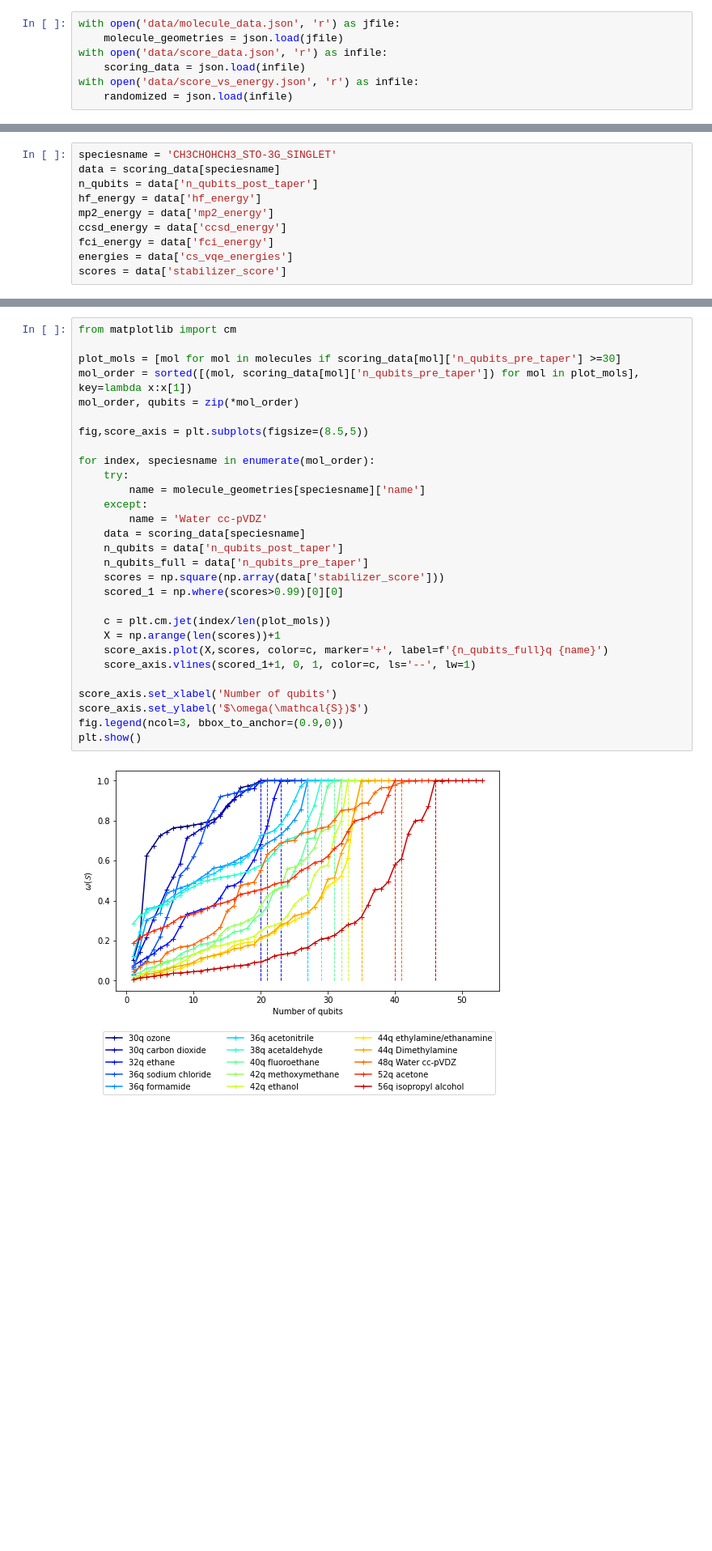
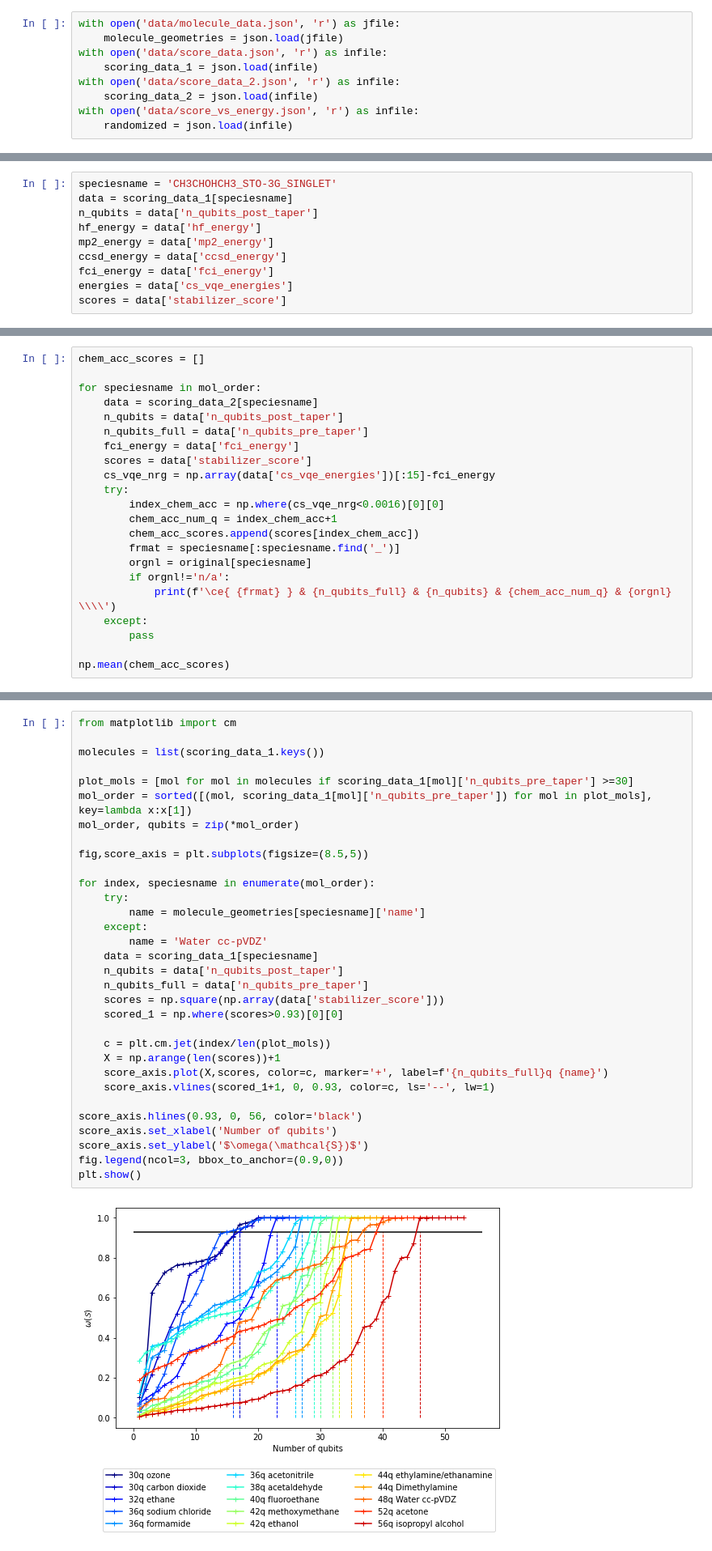
Before and after one commit to UCL-CCS/symmer, a Jupyter notebook: notebooks/plot_stabilizer_results.ipynb, the cells around one changed output, grey strips where cells are left out. Shown at 81% size. Saved outputs shown, nothing was run; the diff lists cells and outputs as text; blank space fills up the shorter version.

```diff
--- a/notebooks/plot_stabilizer_results.ipynb
+++ b/notebooks/plot_stabilizer_results.ipynb
@@ -6,7 +6,9 @@ from matplotlib import pyplot as plt
 with open('data/molecule_data.json', 'r') as jfile:
     molecule_geometries = json.load(jfile)
 with open('data/score_data.json', 'r') as infile:
-    scoring_data = json.load(infile)
+    scoring_data_1 = json.load(infile)
+with open('data/score_data_2.json', 'r') as infile:
+    scoring_data_2 = json.load(infile)
 with open('data/score_vs_energy.json', 'r') as infile:
     randomized = json.load(infile)
 # %%
@@ -16,7 +18,7 @@ print(molecules)
 ['HCN_STO-3G_SINGLET', 'HCl_STO-3G_SINGLET', 'F2_STO-3G_SINGLET', 'N2_STO-3G_SINGLET', 'SiH4_STO-3G_SINGLET', 'H2S_STO-3G_SINGLET', 'CH4_STO-3G_SINGLET', 'HOOH_STO-3G_SINGLET', 'H2O_STO-3G_SINGLET', ' ...
 # %%
 speciesname = 'CH3CHOHCH3_STO-3G_SINGLET'
-data = scoring_data[speciesname]
+data = scoring_data_1[speciesname]
 n_qubits = data['n_qubits_post_taper']
 hf_energy = data['hf_energy']
 mp2_energy = data['mp2_energy']
@@ -243,0 +207,22 @@ axis.hlines(0.0016, 0, 1, ls='--', lw=1, color='black', zorder=0, label='Chemica
+# %%
+chem_acc_scores = []
+
+for speciesname in mol_order:
+    data = scoring_data_2[speciesname]
+    n_qubits = data['n_qubits_post_taper']
+    n_qubits_full = data['n_qubits_pre_taper']
+    fci_energy = data['fci_energy']
+    scores = data['stabilizer_score']
+    cs_vqe_nrg = np.array(data['cs_vqe_energies'])[:15]-fci_energy
+    try:
+        index_chem_acc = np.where(cs_vqe_nrg<0.0016)[0][0]
+        chem_acc_num_q = index_chem_acc+1
+        chem_acc_scores.append(scores[index_chem_acc])
+        frmat = speciesname[:speciesname.find('_')]
+        orgnl = original[speciesname]
+        if orgnl!='n/a':
+            print(f'\ce{ {frmat} } & {n_qubits_full} & {n_qubits} & {chem_acc_num_q} & {orgnl} \\\\')
+    except:
+        pass
+
+np.mean(chem_acc_scores)
@@ -246,34 +242,37 @@ axis.hlines(0.0016, 0, 1, ls='--', lw=1, color='black', zorder=0, label='Chemica
 # %%
 from matplotlib import cm
 
-plot_mols = [mol for mol in molecules if scoring_data[mol]['n_qubits_pre_taper'] >=30]
-mol_order = sorted([(mol, scoring_data[mol]['n_qubits_pre_taper']) for mol in plot_mols], key=lambda x:x[1])
+molecules = list(scoring_data_1.keys())
+
+plot_mols = [mol for mol in molecules if scoring_data_1[mol]['n_qubits_pre_taper'] >=30]
+mol_order = sorted([(mol, scoring_data_1[mol]['n_qubits_pre_taper']) for mol in plot_mols], key=lambda x:x[1])
 mol_order, qubits = zip(*mol_order)
 
 fig,score_axis = plt.subplots(figsize=(8.5,5))
 
 for index, speciesname in enumerate(mol_order):
     try:
         name = molecule_geometries[speciesname]['name']
     except:
         name = 'Water cc-pVDZ'
-    data = scoring_data[speciesname]
+    data = scoring_data_1[speciesname]
     n_qubits = data['n_qubits_post_taper']
     n_qubits_full = data['n_qubits_pre_taper']
     scores = np.square(np.array(data['stabilizer_score']))
-    scored_1 = np.where(scores>0.99)[0][0]
+    scored_1 = np.where(scores>0.93)[0][0]
 
     c = plt.cm.jet(index/len(plot_mols))
     X = np.arange(len(scores))+1
     score_axis.plot(X,scores, color=c, marker='+', label=f'{n_qubits_full}q {name}')
-    score_axis.vlines(scored_1+1, 0, 1, color=c, ls='--', lw=1)
+    score_axis.vlines(scored_1+1, 0, 0.93, color=c, ls='--', lw=1)
 
+score_axis.hlines(0.93, 0, 56, color='black')
 score_axis.set_xlabel('Number of qubits')
 score_axis.set_ylabel('$\omega(\mathcal{S})$')
 fig.legend(ncol=3, bbox_to_anchor=(0.9,0))
 plt.show()
 # %% [output]
-[figure, old version]
+[figure, new version]
 # %%
 fig.savefig('plots/large_molecules.png', dpi=300, bbox_inches='tight')
 # %%
```
Also changed, not shown: parts of 11 cells of this notebook, 4 other files.
